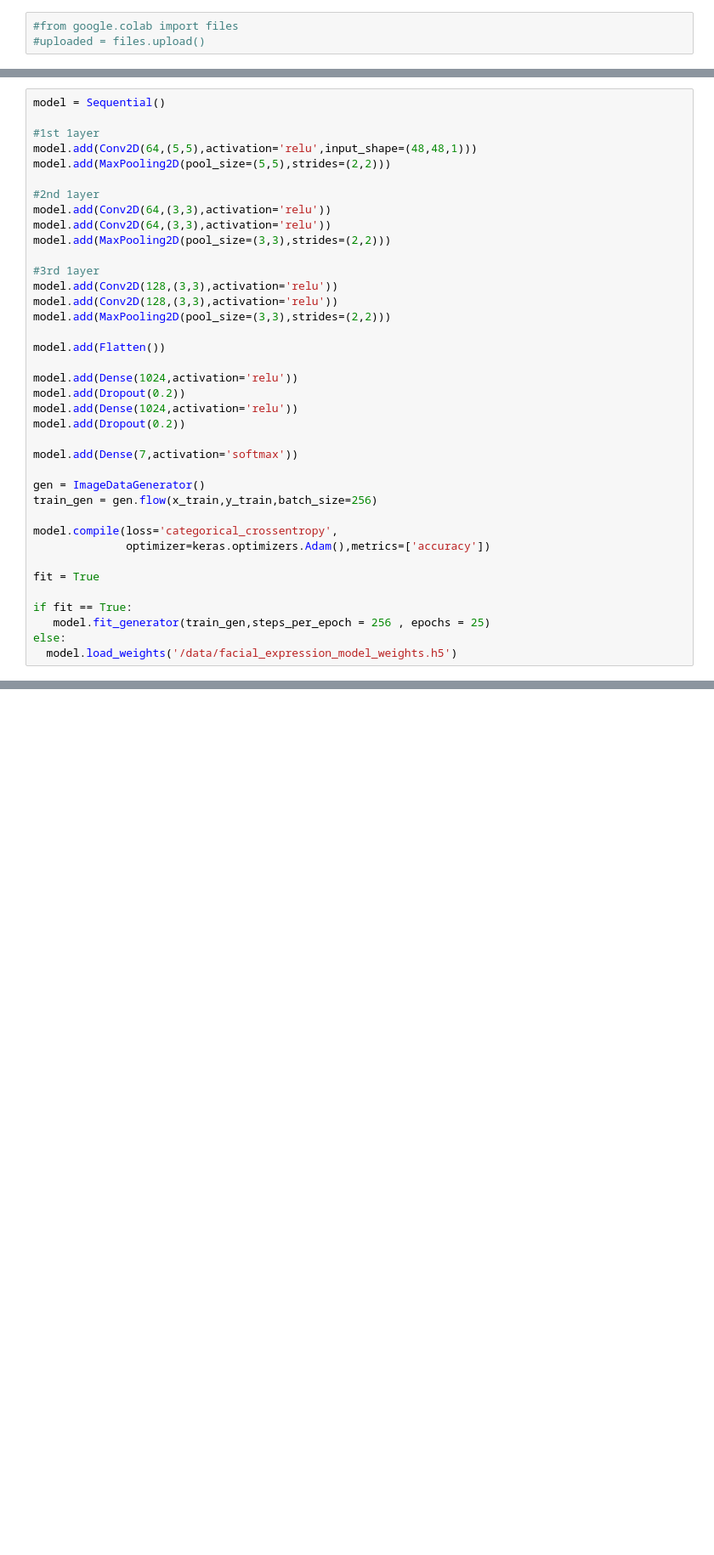
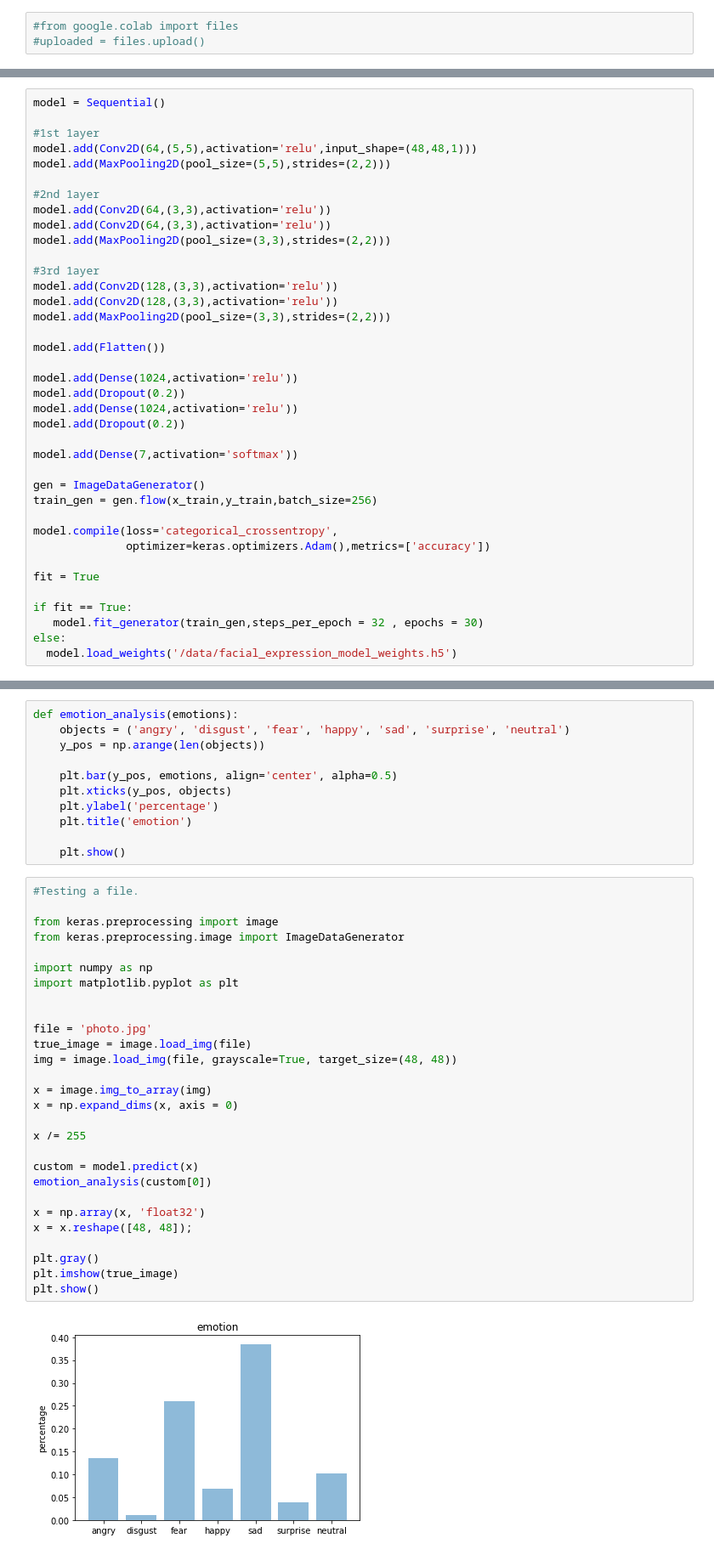
Before and after one commit to navtej16/Emotion_Recgonition_using_audio_and_video, a Jupyter notebook: Emotion_recognition_using_video.ipynb, the cells around one changed output, grey strips where cells are left out. Shown at 85% size. Cells and saved outputs as stored; diff of their text form; blank space fills up the shorter version.

Commit message:
Testing started

```diff
--- a/Emotion_recognition_using_video.ipynb
+++ b/Emotion_recognition_using_video.ipynb
@@ -99,7 +96,7 @@ model.compile(loss='categorical_crossentropy',
 fit = True
 
 if fit == True:
-   model.fit_generator(train_gen,steps_per_epoch = 256 , epochs = 25)
+   model.fit_generator(train_gen,steps_per_epoch = 32 , epochs = 30)
 else:
   model.load_weights('/data/facial_expression_model_weights.h5')
 # %% [output]
@@ -107,0 +120,41 @@ Epoch 1/25
+# %%
+def emotion_analysis(emotions):
+    objects = ('angry', 'disgust', 'fear', 'happy', 'sad', 'surprise', 'neutral')
+    y_pos = np.arange(len(objects))
+
+    plt.bar(y_pos, emotions, align='center', alpha=0.5)
+    plt.xticks(y_pos, objects)
+    plt.ylabel('percentage')
+    plt.title('emotion')
+
+    plt.show()
+# %%
+#Testing a file.
+
+from keras.preprocessing import image
+from keras.preprocessing.image import ImageDataGenerator
+
+import numpy as np
+import matplotlib.pyplot as plt
+
+
+file = 'photo.jpg'
+true_image = image.load_img(file)
+img = image.load_img(file, grayscale=True, target_size=(48, 48))
+
+x = image.img_to_array(img)
+x = np.expand_dims(x, axis = 0)
+
+x /= 255
+
+custom = model.predict(x)
+emotion_analysis(custom[0])
+
+x = np.array(x, 'float32')
+x = x.reshape([48, 48]);
+
+plt.gray()
+plt.imshow(true_image)
+plt.show()
+# %% [output]
+[figure, added]
```
Also changed, not shown: parts of 8 cells of this notebook.
